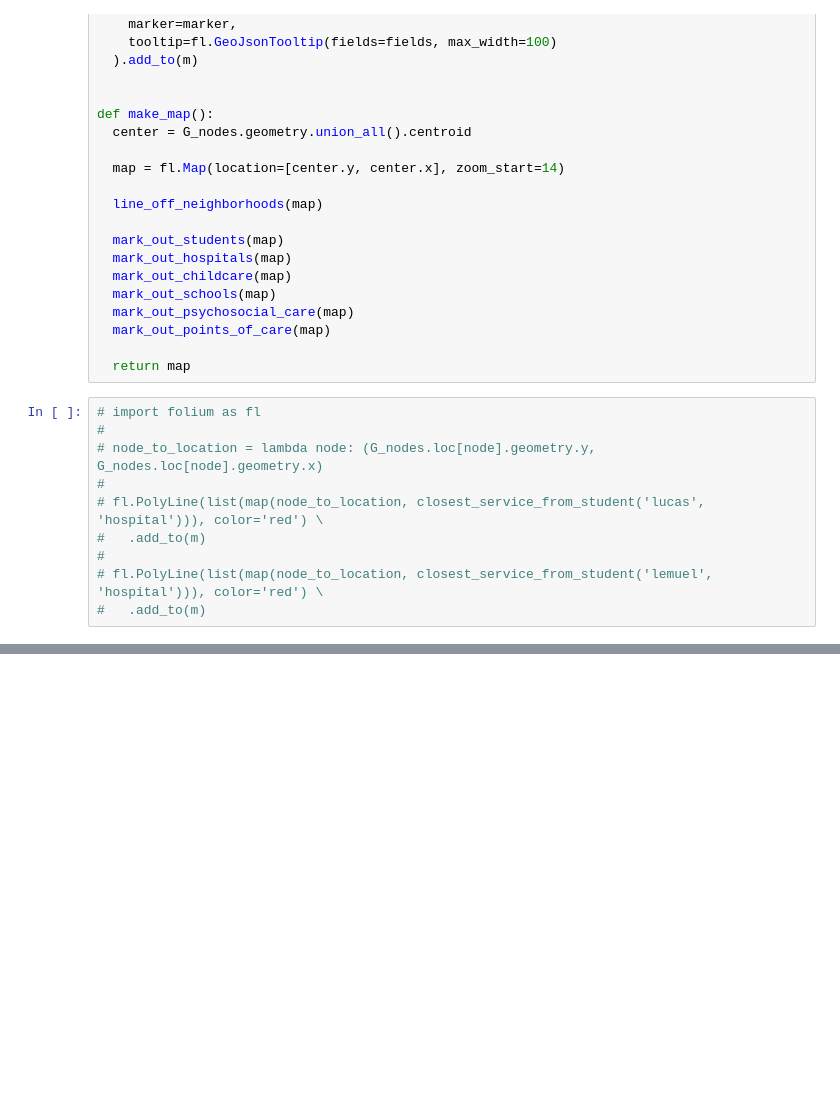
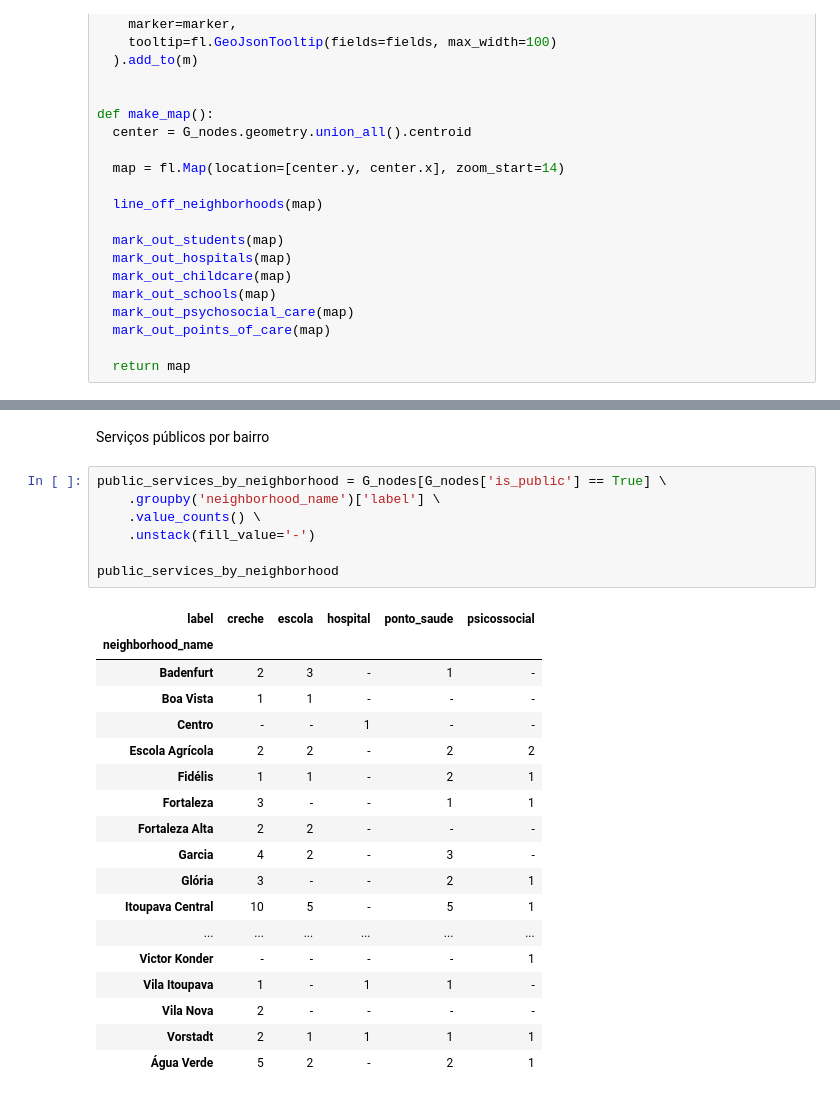
Before and after one commit to lemuel-manske/city-block, a Jupyter notebook: city.ipynb, the cells around one changed output, grey strips where cells are left out. Saved outputs shown, nothing was run; the diff lists cells and outputs as text; blank space fills up the shorter version.

```diff
--- a/city.ipynb
+++ b/city.ipynb
@@ -292,16 +312,6 @@ def make_map():
   mark_out_points_of_care(map)
 
   return map
-# %%
-# import folium as fl
-#
-# node_to_location = lambda node: (G_nodes.loc[node].geometry.y, G_nodes.loc[node].geometry.x)
-#
-# fl.PolyLine(list(map(node_to_location, closest_service_from_student('lucas', 'hospital'))), color='red') \
-#   .add_to(m)
-#
-# fl.PolyLine(list(map(node_to_location, closest_service_from_student('lemuel', 'hospital'))), color='red') \
-#   .add_to(m)
 # %%
 m = make_map()
 
@@ -310,3 +320,31 @@ fl.LayerControl().add_to(m)
 m
 # %% [output]
 [interactive output not drawn]
+# %% [markdown]
+Serviços públicos por bairro
+# %%
+public_services_by_neighborhood = G_nodes[G_nodes['is_public'] == True] \
+    .groupby('neighborhood_name')['label'] \
+    .value_counts() \
+    .unstack(fill_value='-')
+
+public_services_by_neighborhood
+# %% [output]
+| label | creche | escola | hospital | ponto_saude | psicossocial |
+| neighborhood_name |  |  |  |  |  |
+| Badenfurt | 2 | 3 | - | 1 | - |
+| Boa Vista | 1 | 1 | - | - | - |
+| Centro | - | - | 1 | - | - |
+| Escola Agrícola | 2 | 2 | - | 2 | 2 |
+| Fidélis | 1 | 1 | - | 2 | 1 |
+| Fortaleza | 3 | - | - | 1 | 1 |
+| Fortaleza Alta | 2 | 2 | - | - | - |
+| Garcia | 4 | 2 | - | 3 | - |
+| Glória | 3 | - | - | 2 | 1 |
+| Itoupava Central | 10 | 5 | - | 5 | 1 |
+| ... | ... | ... | ... | ... | ... |
+| Victor Konder | - | - | - | - | 1 |
+| Vila Itoupava | 1 | - | 1 | 1 | - |
+| Vila Nova | 2 | - | - | - | - |
+| Vorstadt | 2 | 1 | 1 | 1 | 1 |
+| Água Verde | 5 | 2 | - | 2 | 1 |
```
Also changed, not shown: parts of 8 cells of this notebook.
